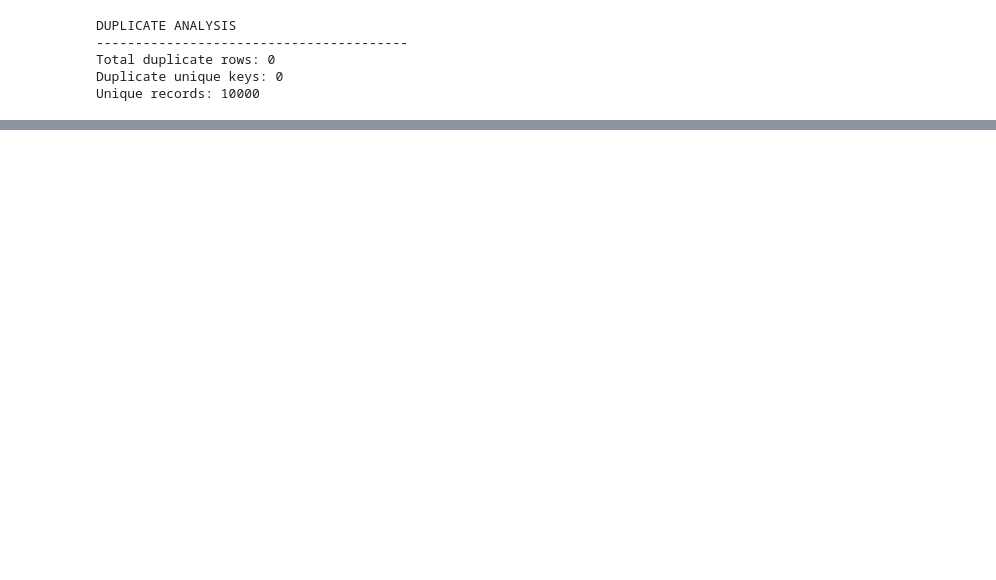
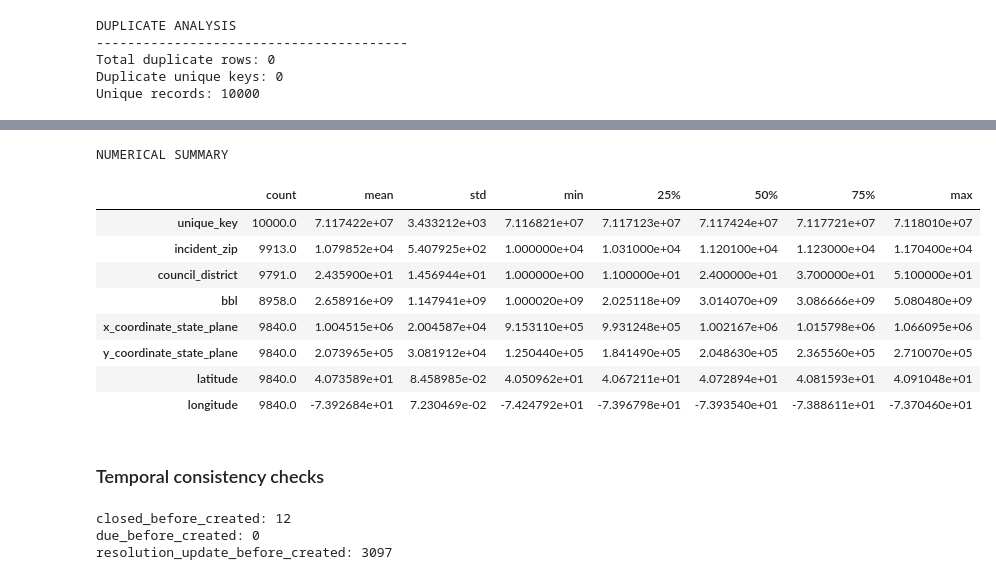
Before and after one commit to MuhammadSaud60/Assignment_2_Reproducible, a Jupyter notebook: notebooks/01_explore_data.ipynb, the cells around one changed output, grey strips where cells are left out. Drawn from its saved outputs; the diff is of its cells as text; code cells hidden in the pictures; blank space fills up the shorter version.

Commit message:
data exploration completed

```diff
--- a/notebooks/01_explore_data.ipynb
+++ b/notebooks/01_explore_data.ipynb
@@ -105,0 +191,8 @@ Unique records: 10000
+# %%
+numeric_columns = df.select_dtypes(include="number").columns.tolist()
+
+print("NUMERICAL COLUMNS")
+print("-" * 40)
+
+for col in numeric_columns:
+    print(f"{col}: {df[col].dtype}")
@@ -105,0 +210,49 @@ Unique records: 10000
+# %%
+print("\nNUMERICAL SUMMARY")
+display(df[numeric_columns].describe().T)
+# %% [output]
+NUMERICAL SUMMARY
+|  | count | mean | std | min | 25% | 50% | 75% | max |
+| unique_key | 10000.0 | 7.117422e+07 | 3.433212e+03 | 7.116821e+07 | 7.117123e+07 | 7.117424e+07 | 7.117721e+07 | 7.118010e+07 |
+| incident_zip | 9913.0 | 1.079852e+04 | 5.407925e+02 | 1.000000e+04 | 1.031000e+04 | 1.120100e+04 | 1.123000e+04 | 1.170400e+04 |
+| council_district | 9791.0 | 2.435900e+01 | 1.456944e+01 | 1.000000e+00 | 1.100000e+01 | 2.400000e+01 | 3.700000e+01 | 5.100000e+01 |
+| bbl | 8958.0 | 2.658916e+09 | 1.147941e+09 | 1.000020e+09 | 2.025118e+09 | 3.014070e+09 | 3.086666e+09 | 5.080480e+09 |
+| x_coordinate_state_plane | 9840.0 | 1.004515e+06 | 2.004587e+04 | 9.153110e+05 | 9.931248e+05 | 1.002167e+06 | 1.015798e+06 | 1.066095e+06 |
+| y_coordinate_state_plane | 9840.0 | 2.073965e+05 | 3.081912e+04 | 1.250440e+05 | 1.841490e+05 | 2.048630e+05 | 2.365560e+05 | 2.710070e+05 |
+| latitude | 9840.0 | 4.073589e+01 | 8.458985e-02 | 4.050962e+01 | 4.067211e+01 | 4.072894e+01 | 4.081593e+01 | 4.091048e+01 |
+| longitude | 9840.0 | -7.392684e+01 | 7.230469e-02 | -7.424792e+01 | -7.396798e+01 | -7.393540e+01 | -7.388611e+01 | -7.370460e+01 |
+# %% [markdown]
+### Temporal consistency checks
+# %%
+date_columns = [
+    "created_date",
+    "closed_date",
+    "due_date",
+    "resolution_action_updated_date"
+]
+
+# Convert into a separate temporary DataFrame
+dates = df[date_columns].apply(
+    pd.to_datetime,
+    errors="coerce"
+)
+
+checks = {
+    "closed_before_created": (
+        dates["closed_date"] < dates["created_date"]
+    ),
+    "due_before_created": (
+        dates["due_date"] < dates["created_date"]
+    ),
+    "resolution_update_before_created": (
+        dates["resolution_action_updated_date"]
+        < dates["created_date"]
+    )
+}
+
+for name, condition in checks.items():
+    print(f"{name}: {condition.sum()}")
+# %% [output]
+closed_before_created: 12
+due_before_created: 0
+resolution_update_before_created: 3097
```
Also changed, not shown: parts of 12 cells of this notebook.
